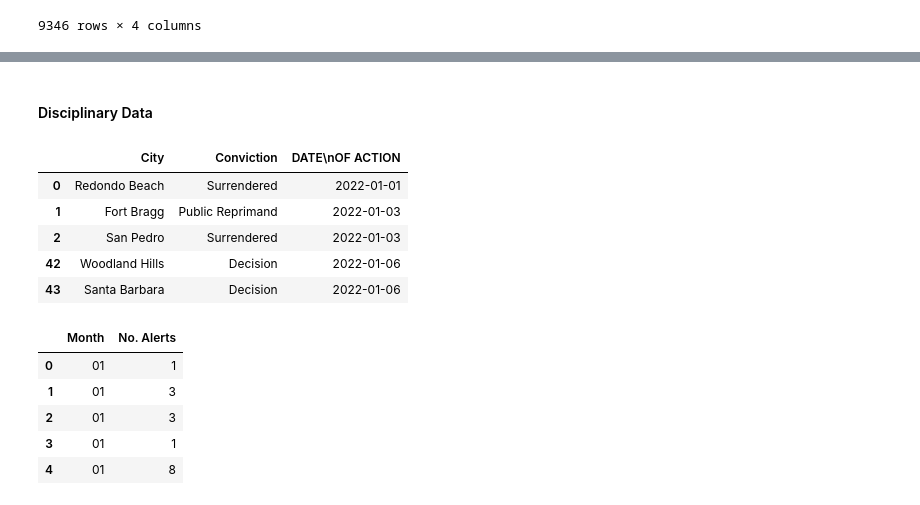
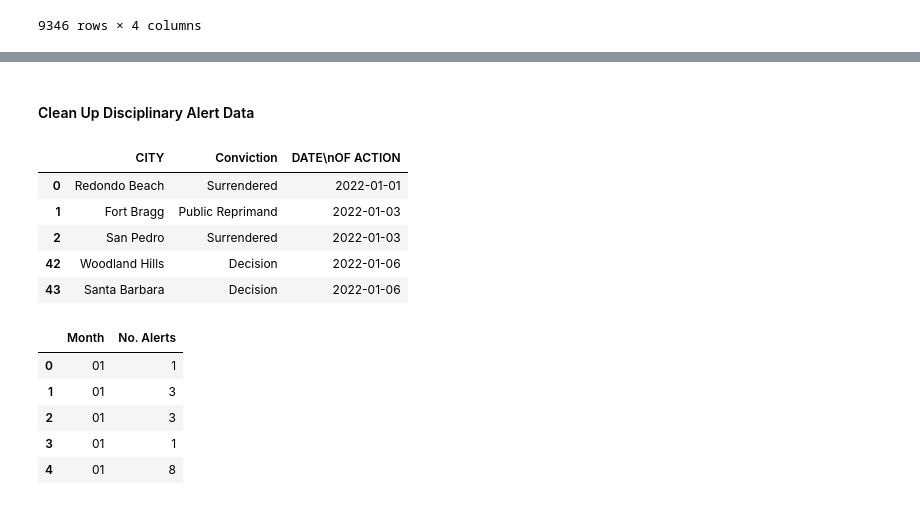
Before and after one commit to lleiva25/California-Medical-Board-2022, a Jupyter notebook: CA Medical Board.ipynb, the cells around one changed output, grey strips where cells are left out. Saved outputs shown, nothing was run; the diff lists cells and outputs as text; code cells hidden in the pictures.

```diff
--- a/CA Medical Board.ipynb
+++ b/CA Medical Board.ipynb
@@ -152,25 +176,25 @@ with open(output_file, 'w') as file:
 # %% [markdown]
-<H4>Disciplinary Data</H4>
+<H4>Clean Up Disciplinary Alert Data</H4>
 # %%
 disciplinary_df = disciplinary_df.drop(columns={
     'ALERT \nISSUE DATE',
     'NAME',
     'LICENSE\nNUMBER'
 })
 
 disciplinary_df = disciplinary_df.rename(columns={
    # 'DATE\nOF ACTION':'Month',
-    'CITY/STATE':'City',
+    'CITY/STATE':'CITY',
     'TYPE OF ACTION': 'Conviction'
 })
 
-disciplinary_df['City'] = disciplinary_df['City'].str.replace(', CA','')
+disciplinary_df['CITY'] = disciplinary_df['CITY'].str.replace(', CA','')
 
 disciplinary_df = disciplinary_df[disciplinary_df['DATE\nOF ACTION'].dt.year == 2022]
 
 disciplinary_df.head()
 # %% [output]
-|  | City | Conviction | DATE\nOF ACTION |
+|  | CITY | Conviction | DATE\nOF ACTION |
 | 0 | Redondo Beach | Surrendered | 2022-01-01 |
 | 1 | Fort Bragg | Public Reprimand | 2022-01-03 |
 | 2 | San Pedro | Surrendered | 2022-01-03 |
```
Also changed, not shown: parts of 28 cells of this notebook, 12 other files.
